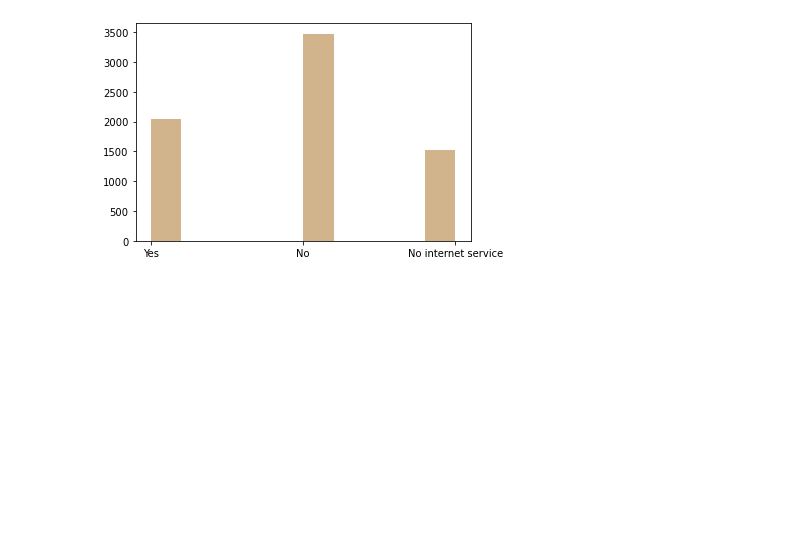
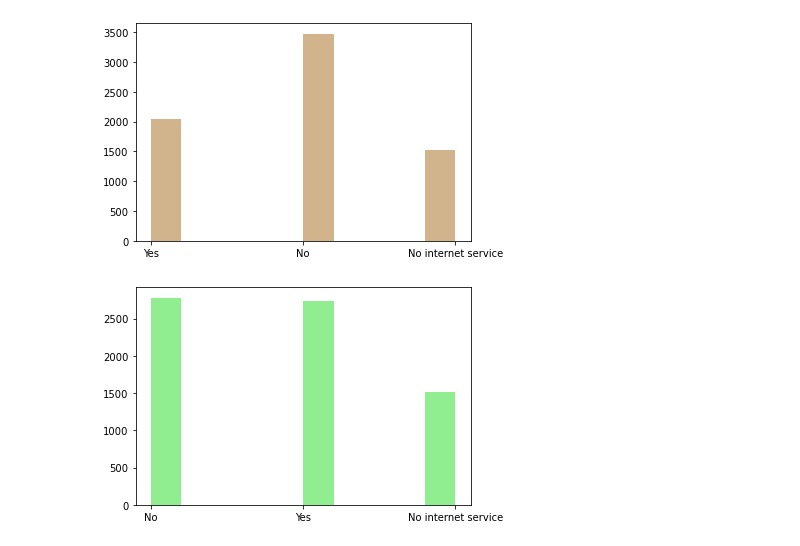
Before and after one commit to Severina7/Man_in_a_hole, a Jupyter notebook: doodle_and_draft.ipynb, the cells around one changed output. Drawn from its saved outputs; the diff is of its cells as text; code cells hidden in the pictures; blank space fills up the shorter version.

```diff
--- a/doodle_and_draft.ipynb
+++ b/doodle_and_draft.ipynb
@@ -298,0 +302,5 @@ plt.show()
+# %%
+plt.hist(telco['streaming_movies'], color='lightgreen')
+plt.show()
+# %% [output]
+[figure, added]
```
Also changed, not shown: parts of 28 cells of this notebook.
